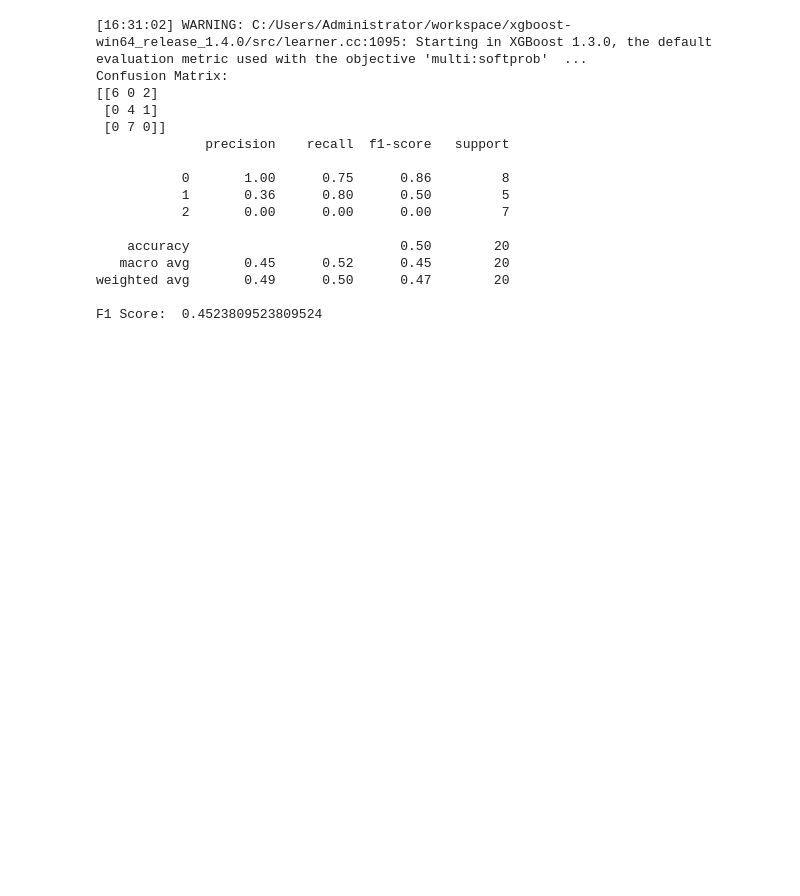
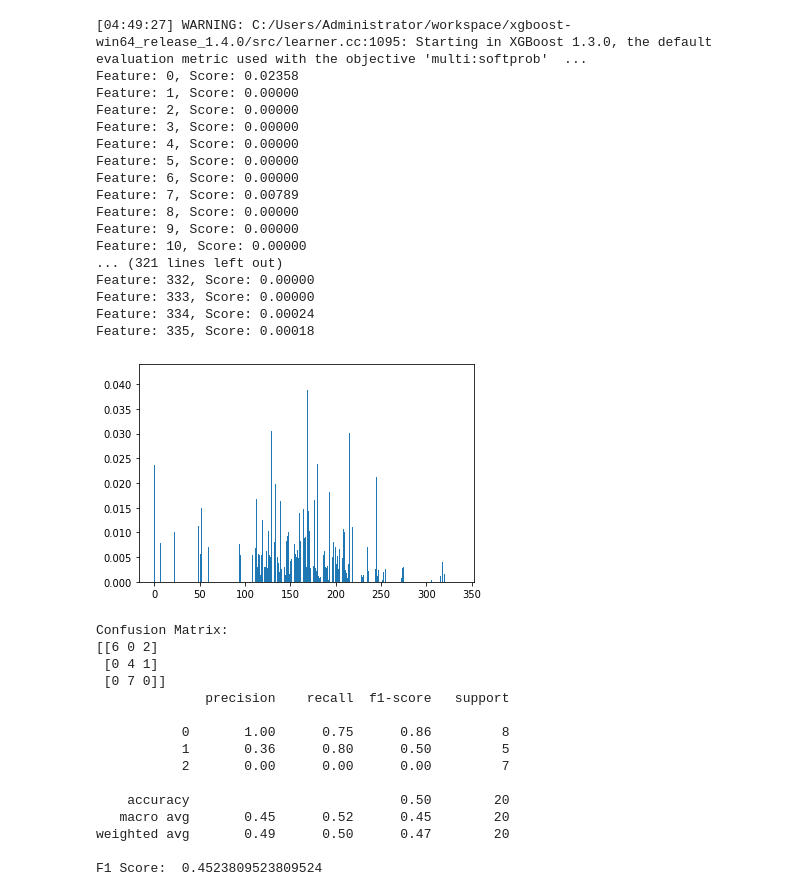
Before and after one commit to sandani98/DataStorm-4.0, a Jupyter notebook: data-storm-4/Day 3/model_train.ipynb, the cells around one changed output. Drawn from its saved outputs; the diff is of its cells as text; code cells hidden in the pictures; blank space fills up the shorter version.

```diff
--- a/data-storm-4/Day 3/model_train.ipynb
+++ b/data-storm-4/Day 3/model_train.ipynb
@@ -117,70 +117,87 @@ test4
 # %%
 # Decision Tree Classifier
-from sklearn.tree import DecisionTreeClassifier
-# instantiate
-dtc = DecisionTreeClassifier()
-# fit
-dtc.fit(X_train, y_train)
+# from sklearn.tree import DecisionTreeClassifier
+# # instantiate
+# model = DecisionTreeClassifier()
+# # fit
+# model.fit(X_train, y_train)
 
 
 # xgboost classifier
 
-# from xgboost import XGBClassifier
-# model = XGBClassifier(n_estimators=500, learning_rate=0.05)
-# model.fit(X_train,y_train)
+from xgboost import XGBClassifier
+model = XGBClassifier(n_estimators=500, learning_rate=0.05)
+model.fit(X_train,y_train)
 
-# importance = model.feature_importances_
-# # summarize feature importance
-# for i,v in enumerate(importance):
-#  print('Feature: %0d, Score: %.5f' % (i,v))
-# # plot feature importance
-# plt.bar([x for x in range(len(importance))], importance)
-# plt.show()
+importance = model.feature_importances_
+# summarize feature importance
+for i,v in enumerate(importance):
+ print('Feature: %0d, Score: %.5f' % (i,v))
+# plot feature importance
+plt.bar([x for x in range(len(importance))], importance)
+plt.show()
 
 # random forest classifier
 from sklearn.ensemble import RandomForestClassifier
 # model = RandomForestClassifier(n_estimators=1500, random_state=0)
 # model.fit(X_train,y_train)
 
 # predictions = model.predict(X_val)
 
 # Catboost classifier
 # from catboost import CatBoostClassifier
 # model = CatBoostClassifier(iterations=850,learning_rate=0.01)
 # model.fit(X_train,y_train)
 
 
 from sklearn.metrics import classification_report,confusion_matrix
 from sklearn.metrics import f1_score,auc,precision_recall_curve
 from sklearn.metrics import roc_curve, roc_auc_score
 
 
 # plot the Receiver Operating Characteristic (ROC) and calculate the Area Under the ROC curve(AUC_score)
 
 preds_prob = model.predict_proba(X_val)
 predictions = model.predict(X_val)
 
 print("Confusion Matrix: ")
 print(confusion_matrix(y_val,predictions)) # confusion matrix
 
 print(classification_report(y_val,predictions)) # classification report
 
 f1_score = f1_score(y_val,predictions,average='macro') #F1 score
 print("F1 Score: ",f1_score)
 # %% [output]
-[16:31:02] WARNING: C:/Users/Administrator/workspace/xgboost-win64_release_1.4.0/src/learner.cc:1095: Starting in XGBoost 1.3.0, the default evaluation metric used with the objective 'multi:softprob'  ...
-Confusion Matrix:
-[[6 0 2]
- [0 4 1]
- [0 7 0]]
-              precision    recall  f1-score   support
-
-           0       1.00      0.75      0.86         8
-           1       0.36      0.80      0.50         5
-           2       0.00      0.00      0.00         7
-
-    accuracy                           0.50        20
-   macro avg       0.45      0.52      0.45        20
-weighted avg       0.49      0.50      0.47        20
-
-F1 Score:  0.4523809523809524
+[04:49:27] WARNING: C:/Users/Administrator/workspace/xgboost-win64_release_1.4.0/src/learner.cc:1095: Starting in XGBoost 1.3.0, the default evaluation metric used with the objective 'multi:softprob'  ...
+Feature: 0, Score: 0.02358
+Feature: 1, Score: 0.00000
+Feature: 2, Score: 0.00000
+Feature: 3, Score: 0.00000
+Feature: 4, Score: 0.00000
+Feature: 5, Score: 0.00000
+Feature: 6, Score: 0.00000
+Feature: 7, Score: 0.00789
+Feature: 8, Score: 0.00000
+Feature: 9, Score: 0.00000
+Feature: 10, Score: 0.00000
+... (321 lines left out)
+Feature: 332, Score: 0.00000
+Feature: 333, Score: 0.00000
+Feature: 334, Score: 0.00024
+Feature: 335, Score: 0.00018
+[figure, added]
+Confusion Matrix:
+[[6 0 2]
+ [0 4 1]
+ [0 7 0]]
+              precision    recall  f1-score   support
+
+           0       1.00      0.75      0.86         8
+           1       0.36      0.80      0.50         5
+           2       0.00      0.00      0.00         7
+
+    accuracy                           0.50        20
+   macro avg       0.45      0.52      0.45        20
+weighted avg       0.49      0.50      0.47        20
+
+F1 Score:  0.4523809523809524
```
Also changed, not shown: parts of 14 cells of this notebook, 10 other files.
